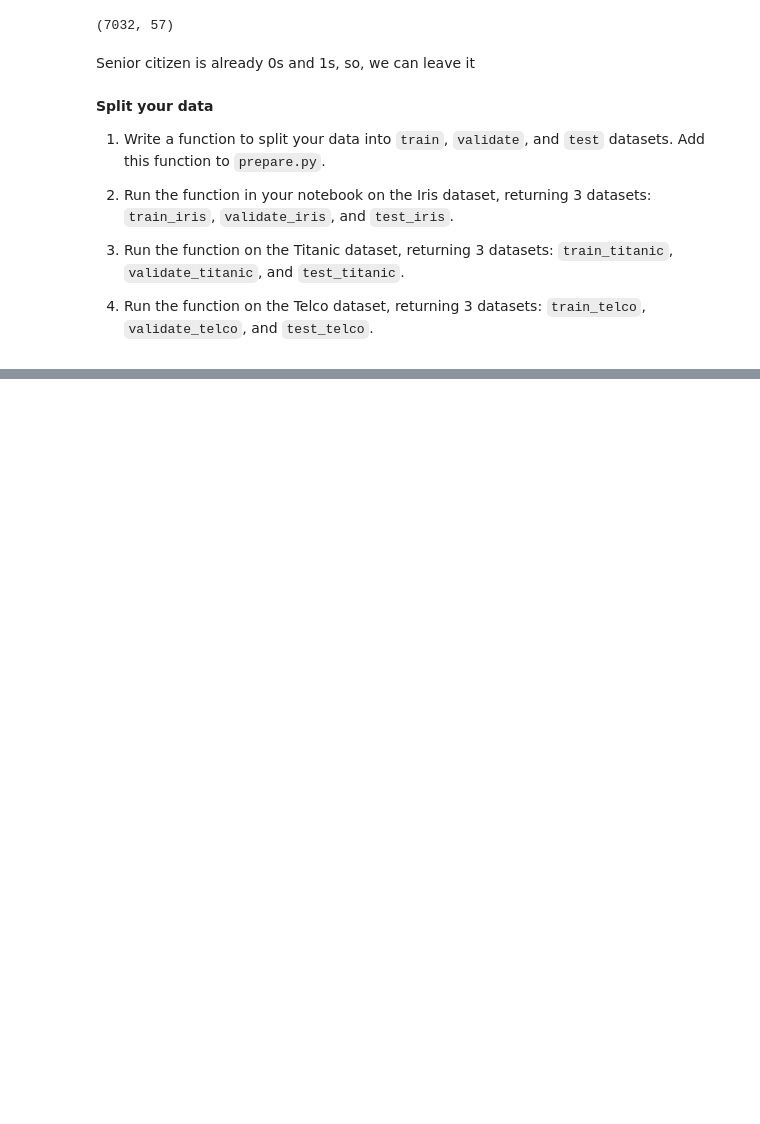
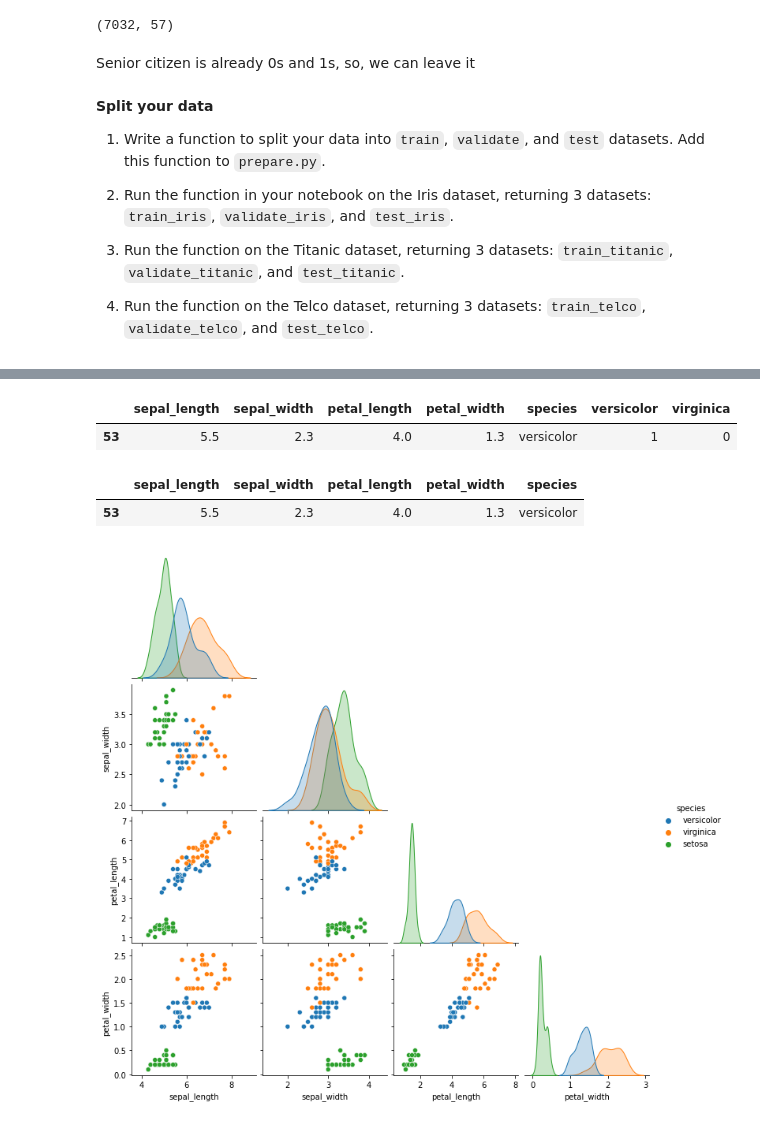
Before and after one commit to nadia-paz/classification-exercises, a Jupyter notebook: classification_exercises.ipynb, the cells around one changed output, grey strips where cells are left out. Saved outputs shown, nothing was run; the diff lists cells and outputs as text; code cells hidden in the pictures; blank space fills up the shorter version.

```diff
--- a/classification_exercises.ipynb
+++ b/classification_exercises.ipynb
@@ -656,0 +844,14 @@ train_telco, validate_telco, test_telco = split_db(prep_telco(ac.get_telco_data(
+# %%
+train_iris.head(1)
+# %% [output]
+|  | sepal_length | sepal_width | petal_length | petal_width | species | versicolor | virginica |
+| 53 | 5.5 | 2.3 | 4.0 | 1.3 | versicolor | 1 | 0 |
+# %%
+train_iris.loc[:, 'sepal_length':'species'].head(1)
+# %% [output]
+|  | sepal_length | sepal_width | petal_length | petal_width | species |
+| 53 | 5.5 | 2.3 | 4.0 | 1.3 | versicolor |
+# %%
+sns.pairplot(data = train_iris.loc[:, 'sepal_length':'species'], hue = 'species', corner = True);
+# %% [output]
+[figure, added]
```
Also changed, not shown: parts of 54 cells of this notebook.
